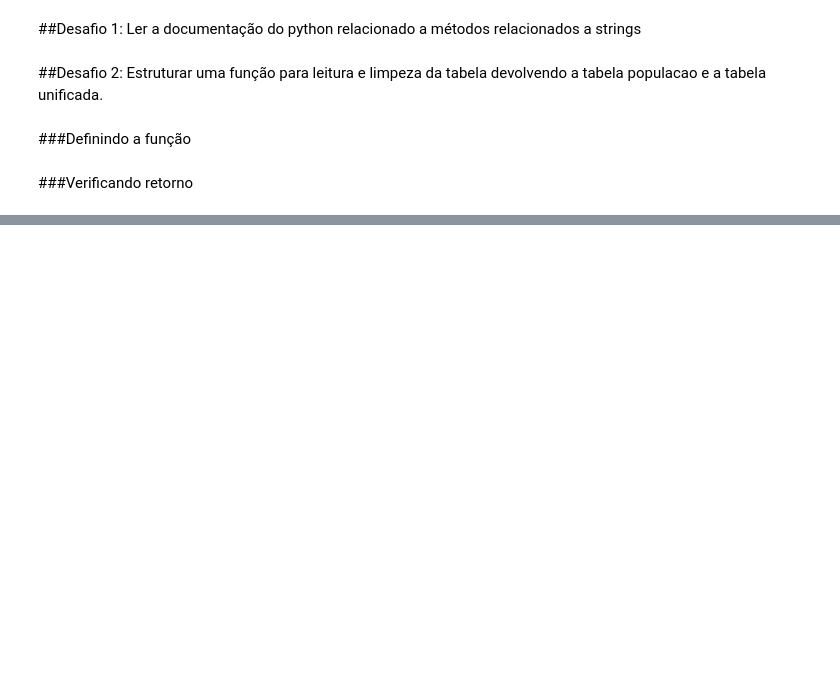
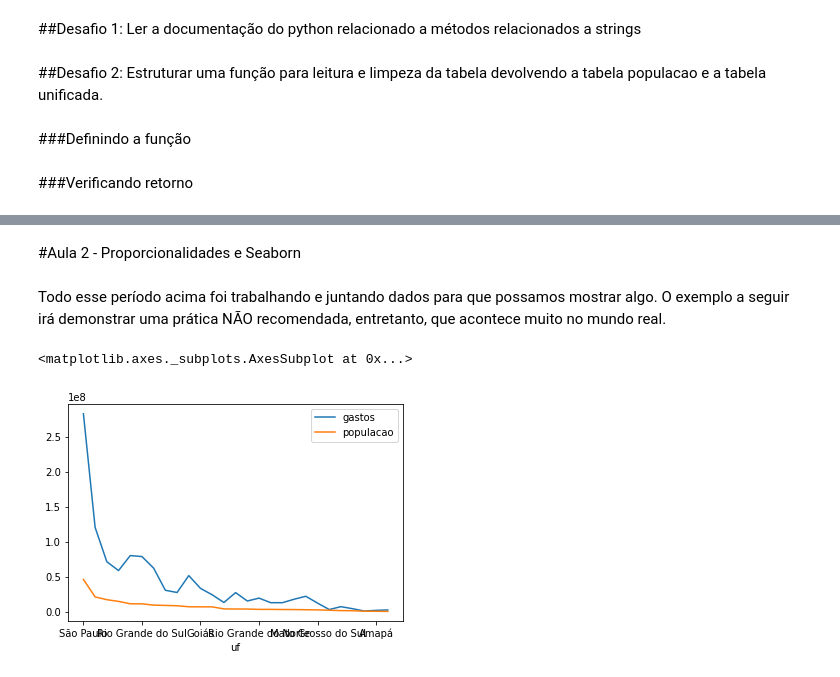
Before and after one commit to AdamStamm/bootcamp_alura, a Jupyter notebook: Notebooks/Bootcamp_Data_Science_Módulo_2.ipynb, the cells around one changed output, grey strips where cells are left out. Drawn from its saved outputs; the diff is of its cells as text; code cells hidden in the pictures; blank space fills up the shorter version.

```diff
--- a/Notebooks/Bootcamp_Data_Science_Módulo_2.ipynb
+++ b/Notebooks/Bootcamp_Data_Science_Módulo_2.ipynb
@@ -325,7 +335,8 @@ def leitura_limpeza_join (dados_desafio, gastos_do_mais_recente):
     populacao = dados_desafio
 
     #tirando a numeração na frente do nome dos estados
-    gastos_do_mais_recente.index = gastos_do_mais_recente.index.str[3:]
+    if gastos_do_mais_recente.index[0][:2].isnumeric() == True:
+      gastos_do_mais_recente.index = gastos_do_mais_recente.index.str[3:]
 
     return populacao.join(gastos_do_mais_recente)
 # %% [markdown]
@@ -343,0 +344,5 @@ dados_e_populacao_recente.head()
+# %%
+gastos_e_populacao_recente = leitura_limpeza_join(dados_desafio, gastos_do_mais_recente)
+#dividindo por milhão para facilitar a leitura
+gastos_e_populacao_recente['2020/Jul'] = gastos_e_populacao_recente['2020/Jul']/1000000
+gastos_e_populacao_recente.head()
@@ -343,0 +357,11 @@ dados_e_populacao_recente.head()
+# %% [markdown]
+#Aula 2 - Proporcionalidades e Seaborn
+# %% [markdown]
+Todo esse período acima foi trabalhando e juntando dados para que possamos mostrar algo. O exemplo a seguir irá demonstrar uma prática NÃO recomendada, entretanto, que acontece muito no mundo real.
+# %%
+#criando uma coluna de gastos com os valores em milhão para exemplo do plot
+gastos_e_populacao_recente['gastos'] = gastos_e_populacao_recente['2020/Jul']*1000000
+gastos_e_populacao_recente[['gastos', 'populacao']].plot()
+# %% [output]
+<matplotlib.axes._subplots.AxesSubplot at 0x...>
+[figure, added]
```
Also changed, not shown: parts of 31 cells of this notebook.
